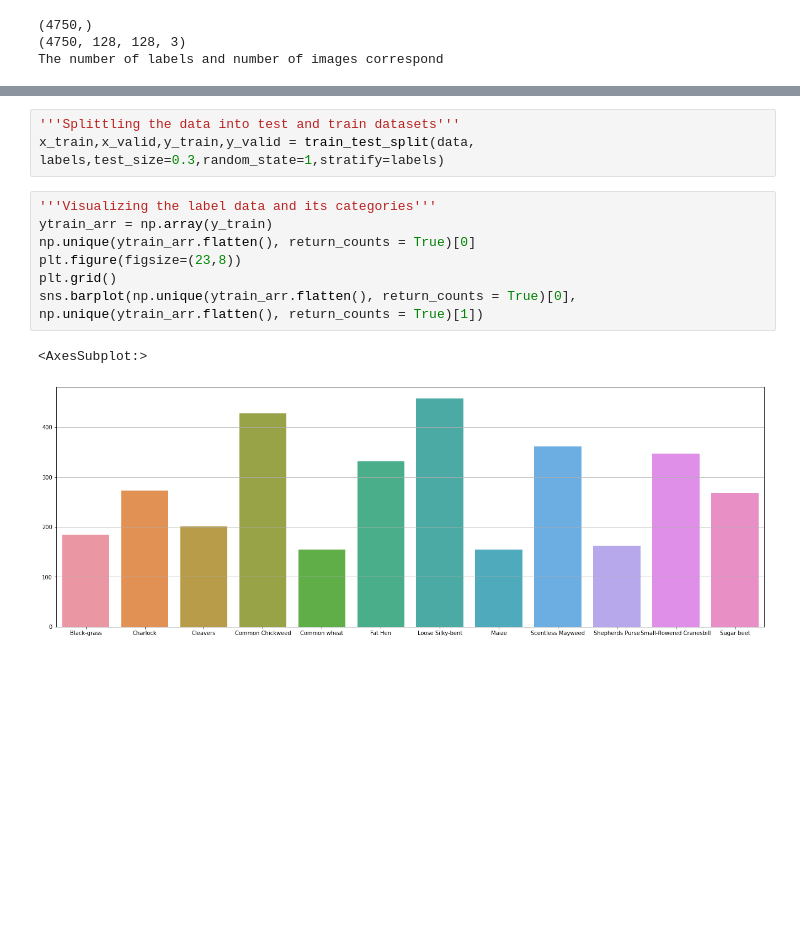
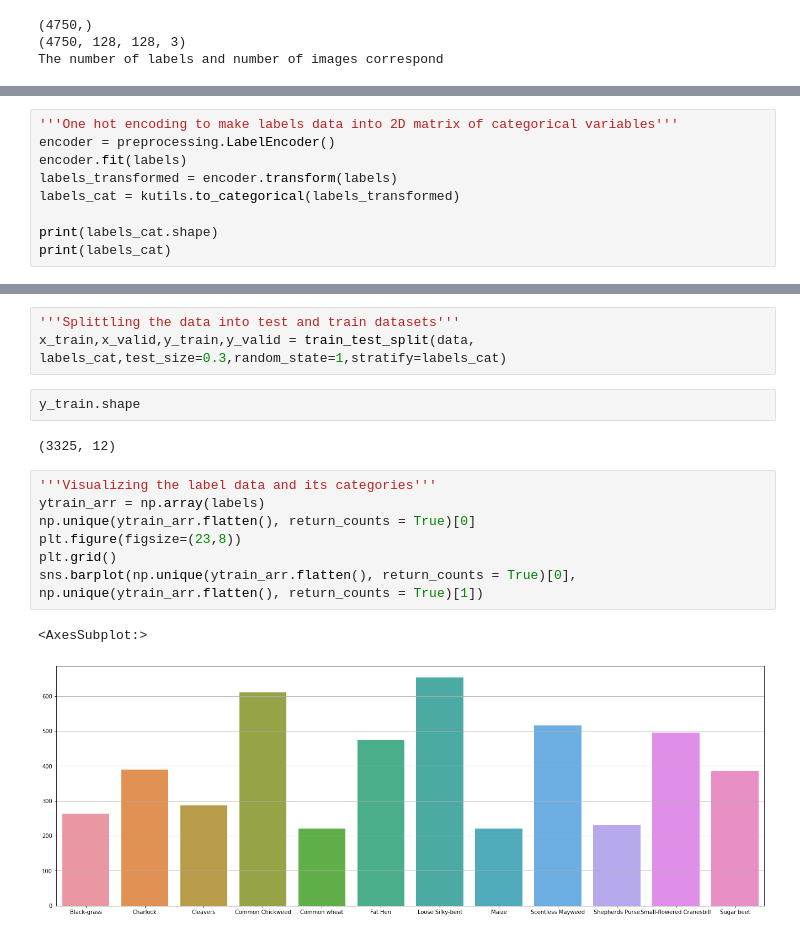
Before and after one commit to sjhamb31/AIML_GreatLearning, a Jupyter notebook: Assignment7_Computer_vision_SJ.ipynb, the cells around one changed output, grey strips where cells are left out. Cells and saved outputs as stored; diff of their text form; blank space fills up the shorter version.

```diff
--- a/Assignment7_Computer_vision_SJ.ipynb
+++ b/Assignment7_Computer_vision_SJ.ipynb
@@ -35,0 +54,9 @@ The number of labels and number of images correspond
+# %%
+'''One hot encoding to make labels data into 2D matrix of categorical variables'''
+encoder = preprocessing.LabelEncoder()
+encoder.fit(labels)
+labels_transformed = encoder.transform(labels)
+labels_cat = kutils.to_categorical(labels_transformed)
+
+print(labels_cat.shape)
+print(labels_cat)
@@ -36,13 +72,17 @@ The number of labels and number of images correspond
 # %%
 '''Splittling the data into test and train datasets'''
-x_train,x_valid,y_train,y_valid = train_test_split(data, labels,test_size=0.3,random_state=1,stratify=labels)
+x_train,x_valid,y_train,y_valid = train_test_split(data, labels_cat,test_size=0.3,random_state=1,stratify=labels_cat)
+# %%
+y_train.shape
+# %% [output]
+(3325, 12)
 # %%
 '''Visualizing the label data and its categories'''
-ytrain_arr = np.array(y_train)
+ytrain_arr = np.array(labels)
 np.unique(ytrain_arr.flatten(), return_counts = True)[0]
 plt.figure(figsize=(23,8))
 plt.grid()
 sns.barplot(np.unique(ytrain_arr.flatten(), return_counts = True)[0], np.unique(ytrain_arr.flatten(), return_counts = True)[1])
 # %% [output]
 <AxesSubplot:>
-[figure, old version]
+[figure, new version]
```
Also changed, not shown: parts of 10 cells of this notebook.
